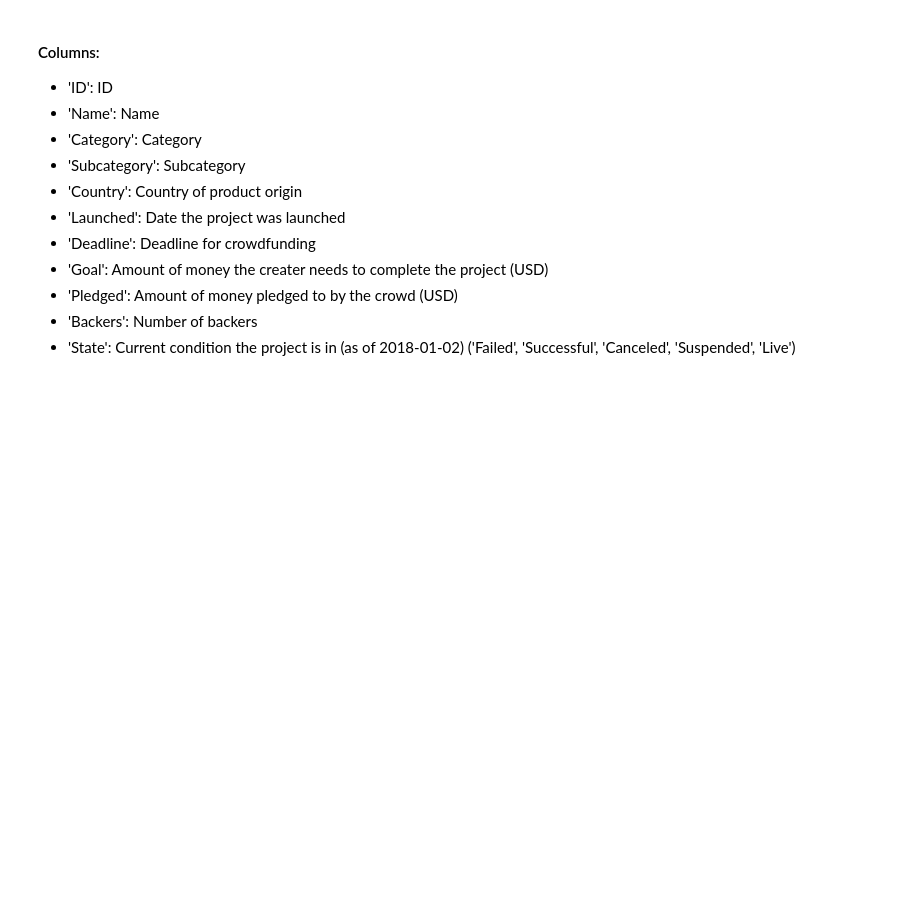
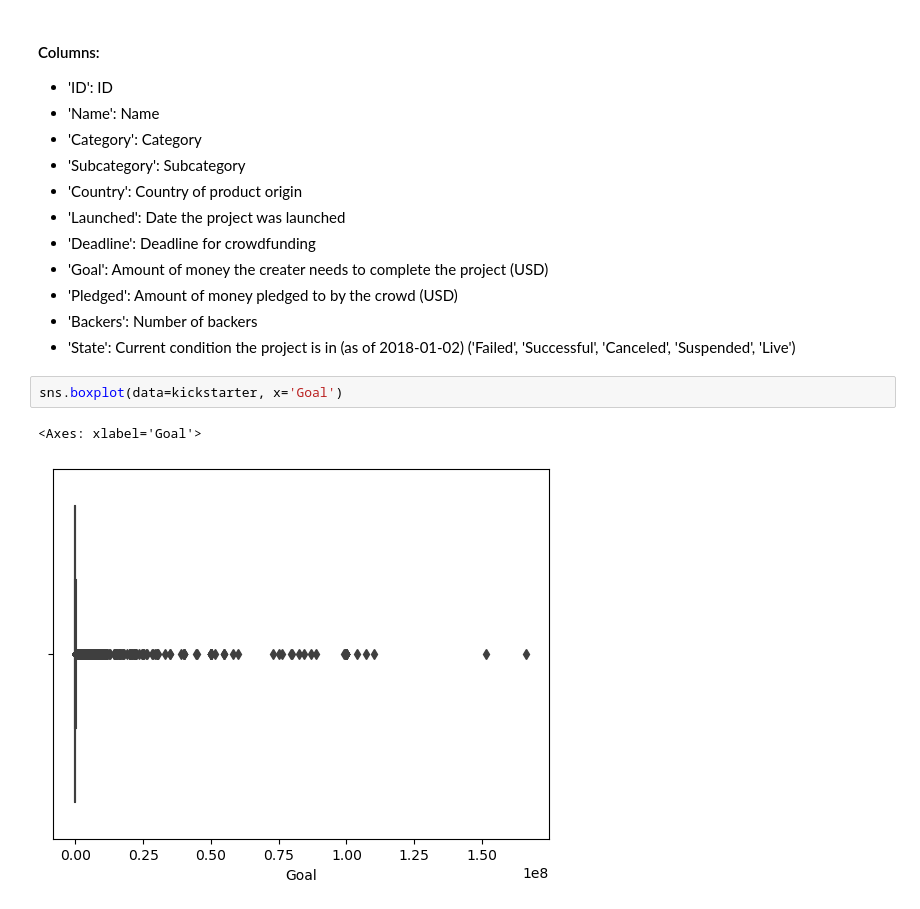
Before and after one commit to KaufmannLukas/ds-kickstarter-project, a Jupyter notebook: kickstarter-project.ipynb, the cells around one changed output. Saved outputs shown, nothing was run; the diff lists cells and outputs as text; blank space fills up the shorter version.

```diff
--- a/kickstarter-project.ipynb
+++ b/kickstarter-project.ipynb
@@ -106,3 +218,8 @@ Index(['ID', 'Name', 'Category', 'Subcategory', 'Country', 'Launched',
 - 'Pledged':        Amount of money pledged to by the crowd (USD)
 - 'Backers':        Number of backers
 - 'State':          Current condition the project is in (as of 2018-01-02) ('Failed', 'Successful', 'Canceled', 'Suspended', 'Live')
+# %%
+sns.boxplot(data=kickstarter, x='Goal')
+# %% [output]
+<Axes: xlabel='Goal'>
+[figure, added]
```
Also changed, not shown: parts of 27 cells of this notebook, 1 other file.
